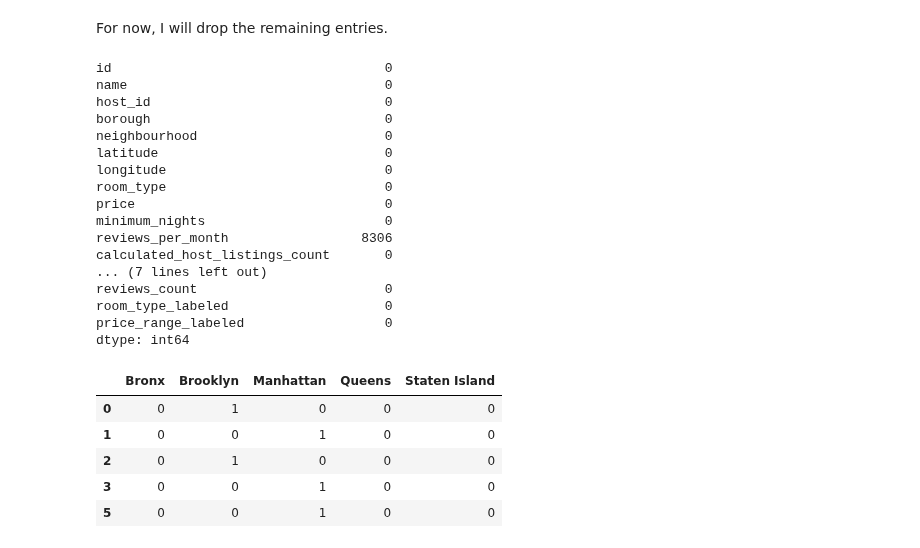
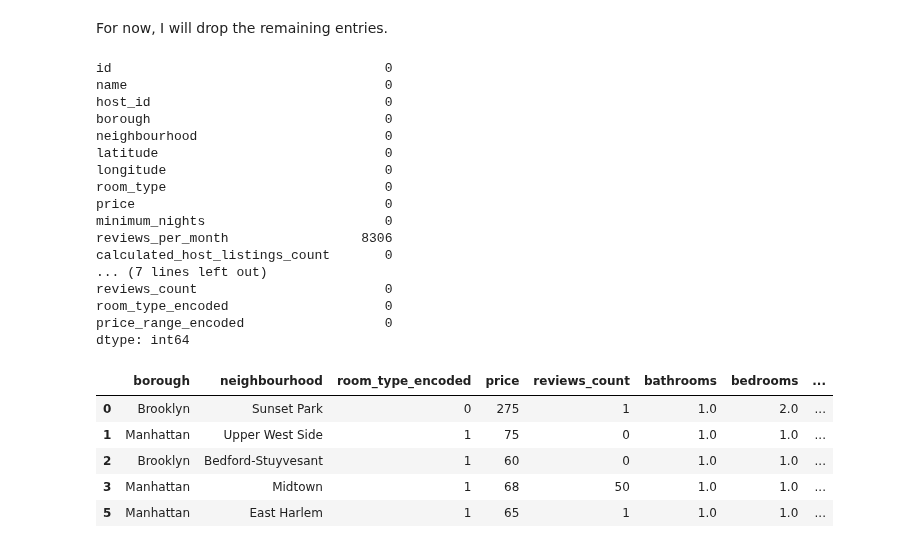
Before and after one commit to n-altawam/Sprinboard, a Jupyter notebook: Capstone 2/EDA.ipynb, the cells around one changed output. Drawn from its saved outputs; the diff is of its cells as text; code cells hidden in the pictures.

```diff
--- a/Capstone 2/EDA.ipynb
+++ b/Capstone 2/EDA.ipynb
@@ -337,17 +337,22 @@ Entire home/apt    23227
 Private room       16995
 Shared room          525
 Name: room_type, dtype: int64
-# %%
-from sklearn.preprocessing import LabelEncoder
-
-# define columns to encode
-cols_to_encode = ['room_type', 'price_range']
-
-# create LabelEncoder object
-le = LabelEncoder()
-
-for col in cols_to_encode:
-    df[col+'_labeled'] = le.fit_transform(df[col].astype(str))
+# %%
+from sklearn.preprocessing import LabelEncoder
+
+# define ordering of categories to be encoded
+room_order = ['Shared room', 'Private room', 'Entire home/apt']
+price_order = ["Budget", "Average", "Expensive", "Extravagant"]
+
+# create LabelEncoder object
+room_encoder = LabelEncoder()
+price_encoder = LabelEncoder()
+
+room_encoder.classes_ = room_order
+price_encoder.classes_ = price_order
+
+df['room_type_encoded'] = room_encoder.fit_transform(df.room_type)
+df['price_range_encoded'] = price_encoder.fit_transform(df.price_range)
 # %%
 df.head()
 # %% [output]
@@ -451,16 +456,18 @@ reviews_per_month                 8306
 calculated_host_listings_count       0
 ... (7 lines left out)
 reviews_count                        0
-room_type_labeled                    0
-price_range_labeled                  0
+room_type_encoded                    0
+price_range_encoded                  0
 dtype: int64
-# %%
-dummy = pd.get_dummies(df.borough)
-dummy.head()
-# %% [output]
-|  | Bronx | Brooklyn | Manhattan | Queens | Staten Island |
-| 0 | 0 | 1 | 0 | 0 | 0 |
-| 1 | 0 | 0 | 1 | 0 | 0 |
-| 2 | 0 | 1 | 0 | 0 | 0 |
-| 3 | 0 | 0 | 1 | 0 | 0 |
-| 5 | 0 | 0 | 1 | 0 | 0 |
+# %%
+cols_to_keep = ['borough', 'neighbourhood','room_type_encoded','price','reviews_count','bathrooms','bedrooms','price_range_encoded']
+
+df_final = df.loc[:, cols_to_keep]
+df_final.head()
+# %% [output]
+|  | borough | neighbourhood | room_type_encoded | price | reviews_count | bathrooms | bedrooms | ... |
+| 0 | Brooklyn | Sunset Park | 0 | 275 | 1 | 1.0 | 2.0 | ... |
+| 1 | Manhattan | Upper West Side | 1 | 75 | 0 | 1.0 | 1.0 | ... |
+| 2 | Brooklyn | Bedford-Stuyvesant | 1 | 60 | 0 | 1.0 | 1.0 | ... |
+| 3 | Manhattan | Midtown | 1 | 68 | 50 | 1.0 | 1.0 | ... |
+| 5 | Manhattan | East Harlem | 1 | 65 | 1 | 1.0 | 1.0 | ... |
```
Also changed, not shown: parts of 2 cells of this notebook, 2 other files.
